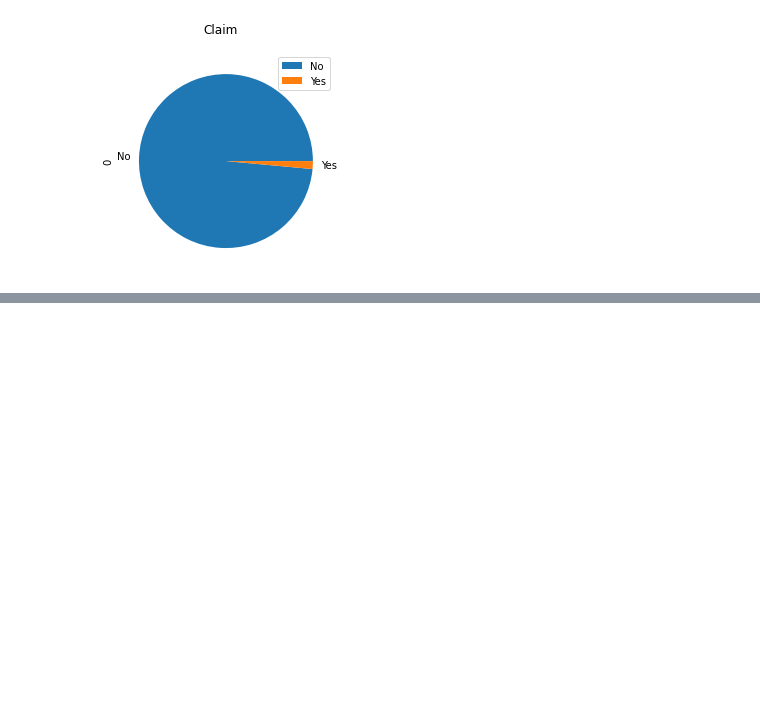
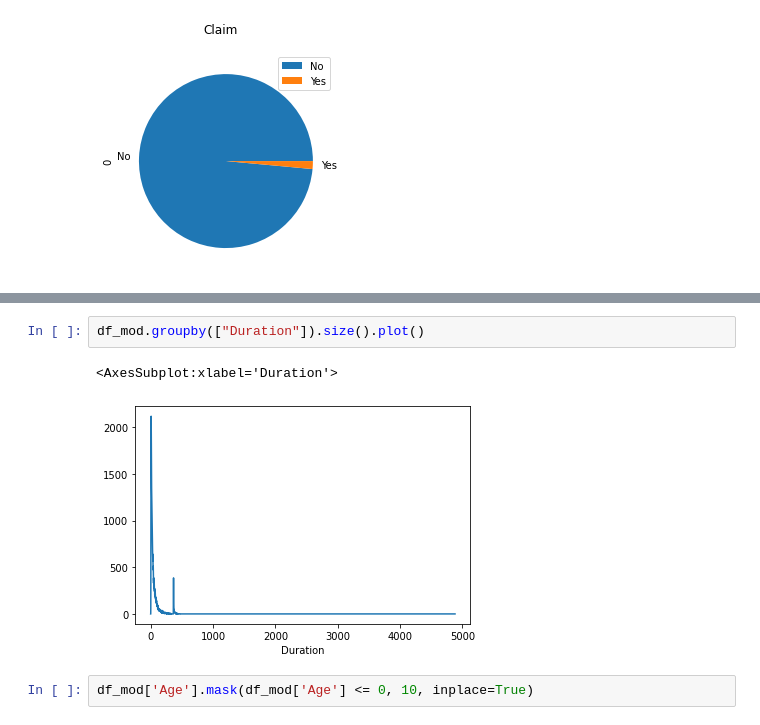
Before and after one commit to saisurbehera/finalProjACTU, a Jupyter notebook: project.ipynb, the cells around one changed output, grey strips where cells are left out. Saved outputs shown, nothing was run; the diff lists cells and outputs as text; blank space fills up the shorter version.

```diff
--- a/project.ipynb
+++ b/project.ipynb
@@ -103,0 +189,7 @@ fig.show()
+# %%
+df_mod.groupby(["Duration"]).size().plot()
+# %% [output]
+<AxesSubplot:xlabel='Duration'>
+[figure, added]
+# %%
+df_mod['Age'].mask(df_mod['Age'] <= 0, 10, inplace=True)
```
Also changed, not shown: parts of 31 cells of this notebook, 2 other files.
